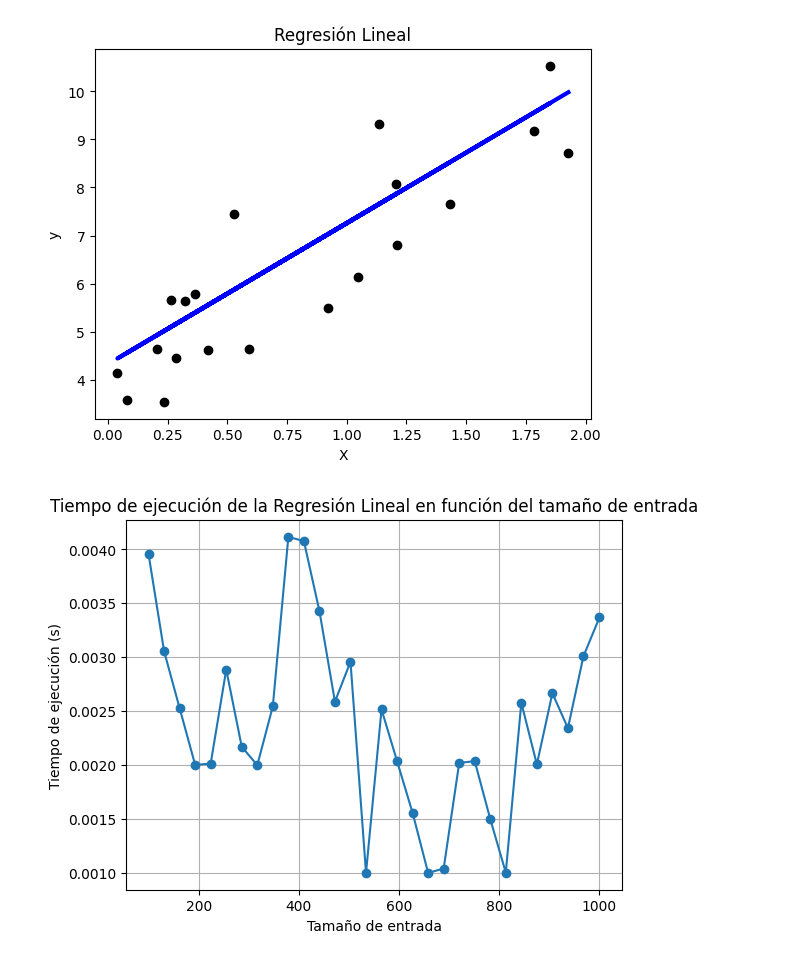
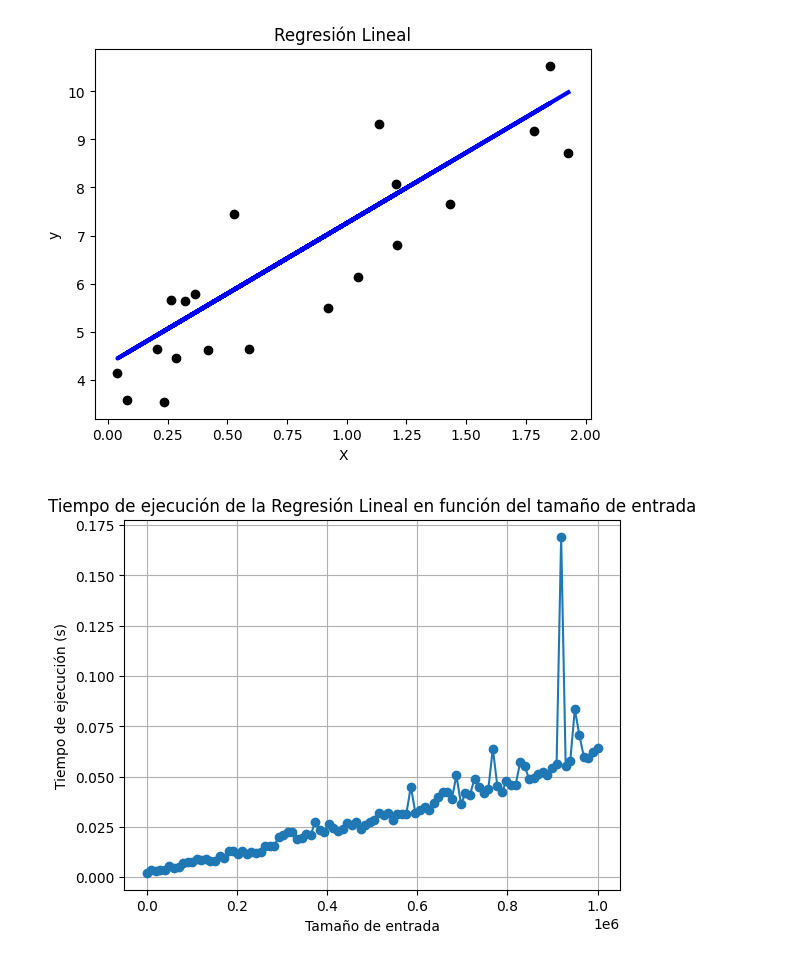
Before and after one commit to mariaRam2003/Examen3_Analisis, a Jupyter notebook: examen3.ipynb, the cells around one changed output. Cells and saved outputs as stored; diff of their text form; code cells hidden in the pictures.

```diff
--- a/examen3.ipynb
+++ b/examen3.ipynb
@@ -46,7 +46,7 @@ def generate_data(n):
     return X, y
 
 # Tamaños de entrada
-input_sizes = np.linspace(100, 1000, 30, dtype=int)
+input_sizes = np.linspace(100, 1000000, 30, dtype=int)
 
 # tiempos de ejecución
 times = []
@@ -138,31 +138,31 @@ R^2: 0.7424452332071367
 # %%
 def generate_data(n):
     X = 2 * np.random.rand(n, 1)
     y = 4 + 3 * X + np.random.randn(n, 1)
     return X, y
 
 # Tamaños de entrada para las pruebas
-input_sizes = np.linspace(100, 1000, 30, dtype=int)
+input_sizes = np.linspace(100, 1000000, 100, dtype=int)
 
 
 times = []
 for size in input_sizes:
     X, y = generate_data(size)
     start_time = time.time()
     lin_reg = LinearRegression()
     lin_reg.fit(X, y)
     end_time = time.time()
     times.append(end_time - start_time)
 
 # Gráfica
 plt.plot(input_sizes, times, marker='o')
 plt.xlabel('Tamaño de entrada')
 plt.ylabel('Tiempo de ejecución (s)')
 plt.title('Tiempo de ejecución de la Regresión Lineal en función del tamaño de entrada')
 plt.grid(True)
 plt.show()
 # %% [output]
-[figure, old version]
+[figure, new version]
 # %%
 # Preparación de datos para la regresión polinomial
 poly_features = PolynomialFeatures(degree=2)
```
Also changed, not shown: parts of 3 cells of this notebook.
